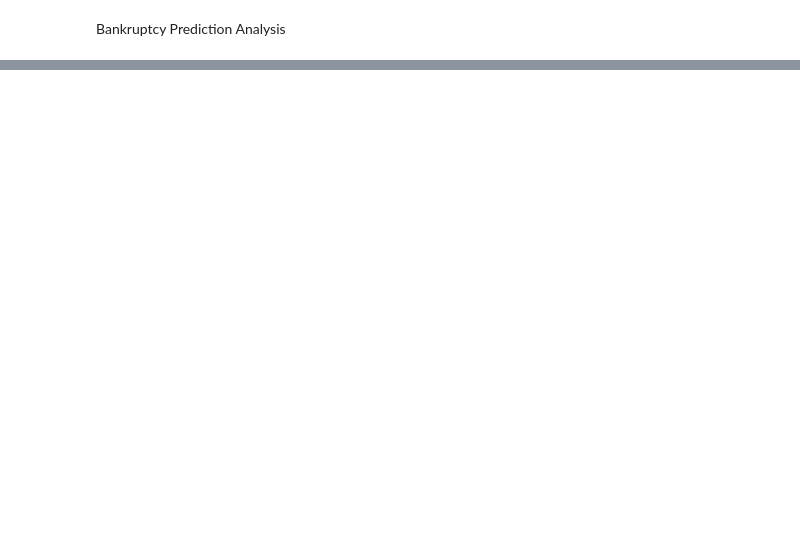
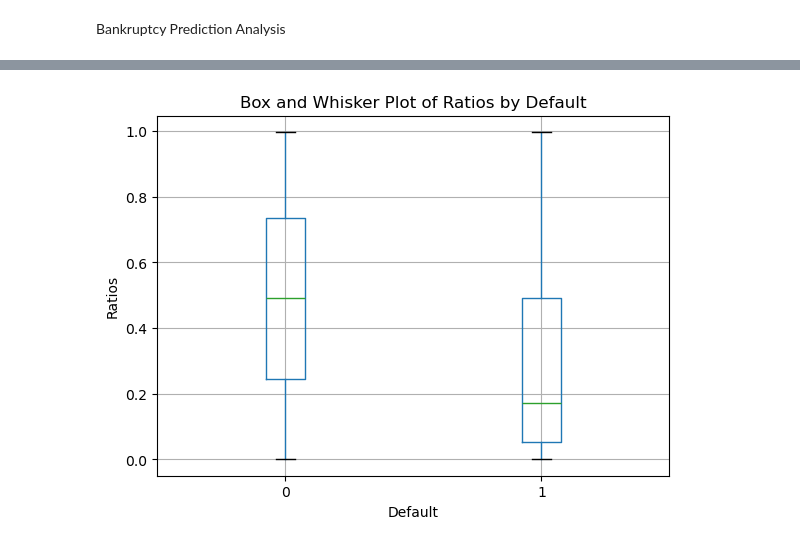
Before and after one commit to adam-datasci/RiskAnalytics, a Jupyter notebook: Bankruptcy Prediction.ipynb, the cells around one changed output, grey strips where cells are left out. Drawn from its saved outputs; the diff is of its cells as text; code cells hidden in the pictures; blank space fills up the shorter version.

```diff
--- a/Bankruptcy Prediction.ipynb
+++ b/Bankruptcy Prediction.ipynb
@@ -39,3 +28,7 @@ df_balanced = pd.concat([default_periods, random_sample])
+# %%
+sns.boxplot
+# %% [output]
+[figure, added]
 # %%
 default_periods.describe().loc[['50%','75%']]
 default_periods.describe()
```
Also changed, not shown: parts of 13 cells of this notebook, 4 other files.
